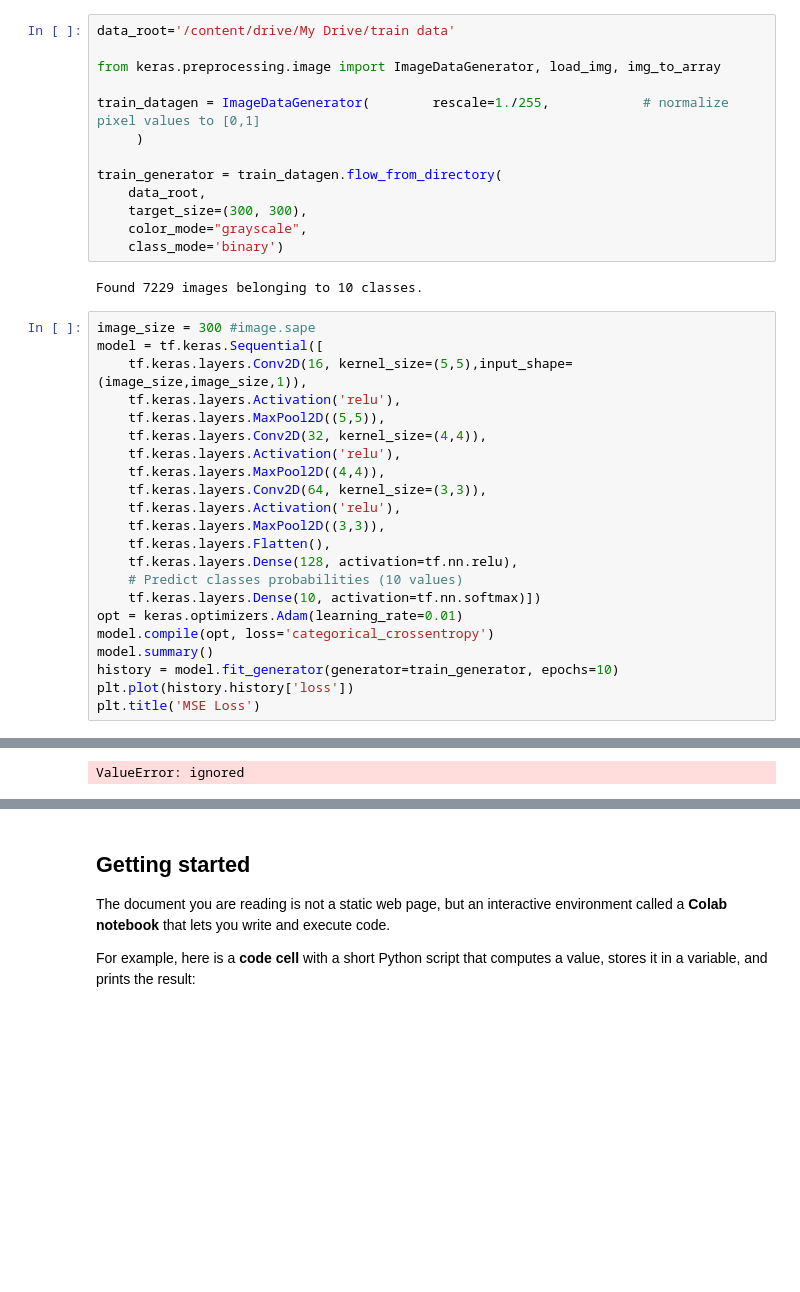
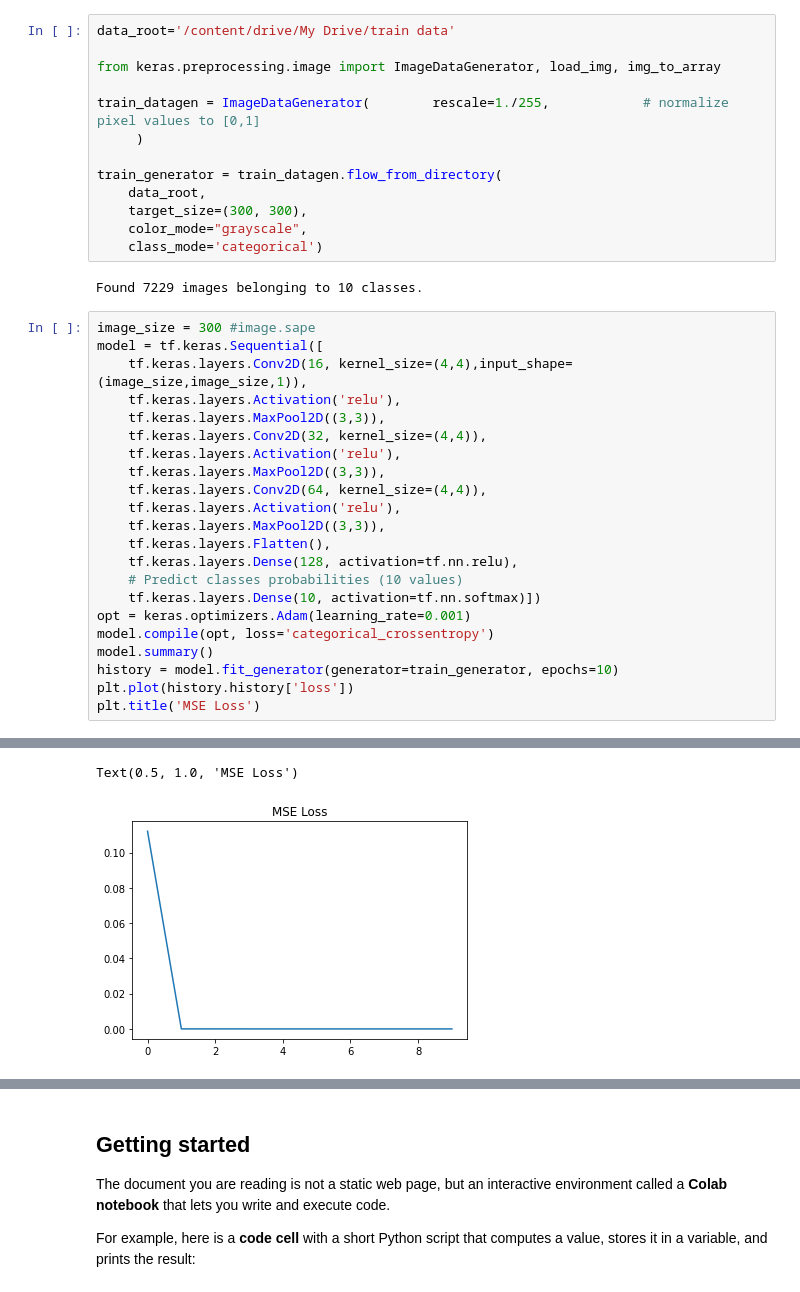
Before and after one commit to GIThadasAI/yoganet, a Jupyter notebook: Welcome_To_Colaboratory.ipynb, the cells around one changed output, grey strips where cells are left out. Saved outputs shown, nothing was run; the diff lists cells and outputs as text; blank space fills up the shorter version.

```diff
--- a/Welcome_To_Colaboratory.ipynb
+++ b/Welcome_To_Colaboratory.ipynb
@@ -24,26 +24,26 @@ train_generator = train_datagen.flow_from_directory(
     data_root,
     target_size=(300, 300),
     color_mode="grayscale",
-    class_mode='binary')
+    class_mode='categorical')
 # %% [output]
 Found 7229 images belonging to 10 classes.
 # %%
 image_size = 300 #image.sape
 model = tf.keras.Sequential([
-    tf.keras.layers.Conv2D(16, kernel_size=(5,5),input_shape=(image_size,image_size,1)),
+    tf.keras.layers.Conv2D(16, kernel_size=(4,4),input_shape=(image_size,image_size,1)),
     tf.keras.layers.Activation('relu'),
-    tf.keras.layers.MaxPool2D((5,5)),
+    tf.keras.layers.MaxPool2D((3,3)),
     tf.keras.layers.Conv2D(32, kernel_size=(4,4)),
     tf.keras.layers.Activation('relu'),
-    tf.keras.layers.MaxPool2D((4,4)),
-    tf.keras.layers.Conv2D(64, kernel_size=(3,3)),
+    tf.keras.layers.MaxPool2D((3,3)),
+    tf.keras.layers.Conv2D(64, kernel_size=(4,4)),
     tf.keras.layers.Activation('relu'),
     tf.keras.layers.MaxPool2D((3,3)),
     tf.keras.layers.Flatten(),
     tf.keras.layers.Dense(128, activation=tf.nn.relu),
     # Predict classes probabilities (10 values)
     tf.keras.layers.Dense(10, activation=tf.nn.softmax)])
-opt = keras.optimizers.Adam(learning_rate=0.01)
+opt = keras.optimizers.Adam(learning_rate=0.001)
 model.compile(opt, loss='categorical_crossentropy')
 model.summary()
 history = model.fit_generator(generator=train_generator, epochs=10)
@@ -70 +70,2 @@ Epoch 1/10
-ValueError: ignored
+Text(0.5, 1.0, 'MSE Loss')
+[figure, added]
```
Also changed, not shown: parts of 3 cells of this notebook.
